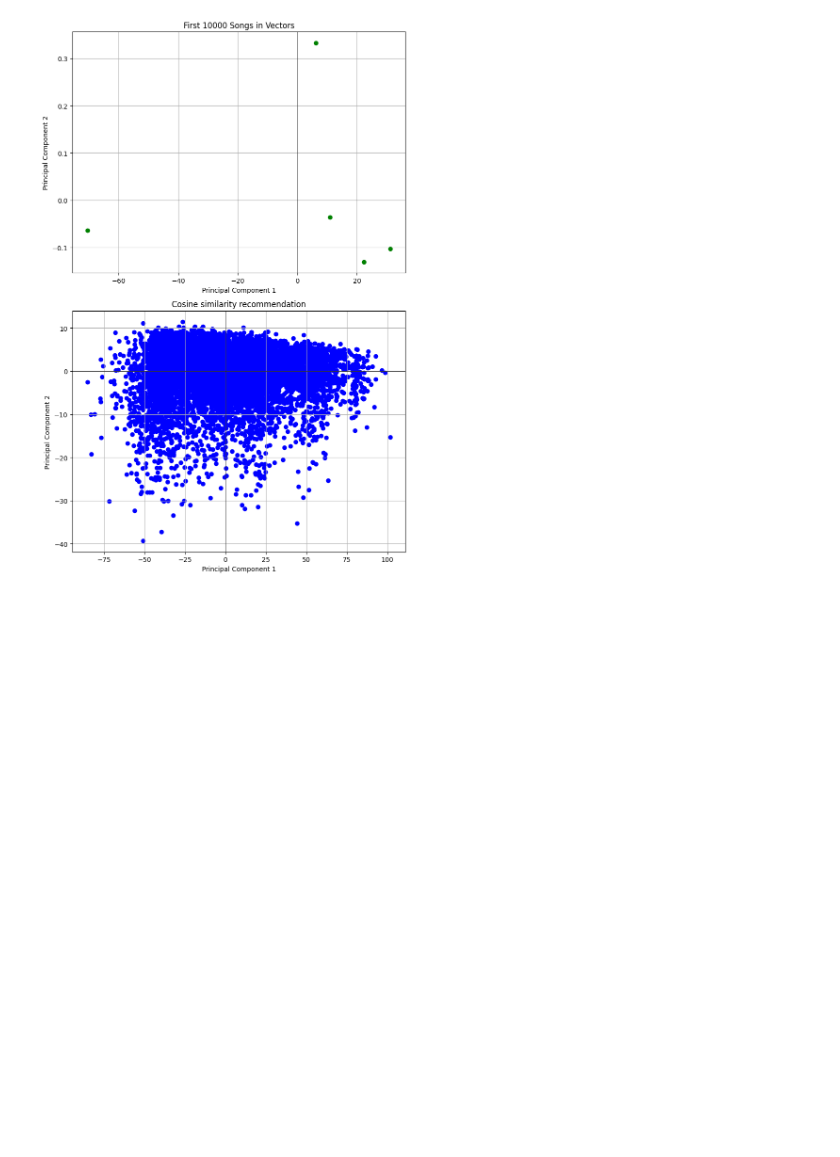
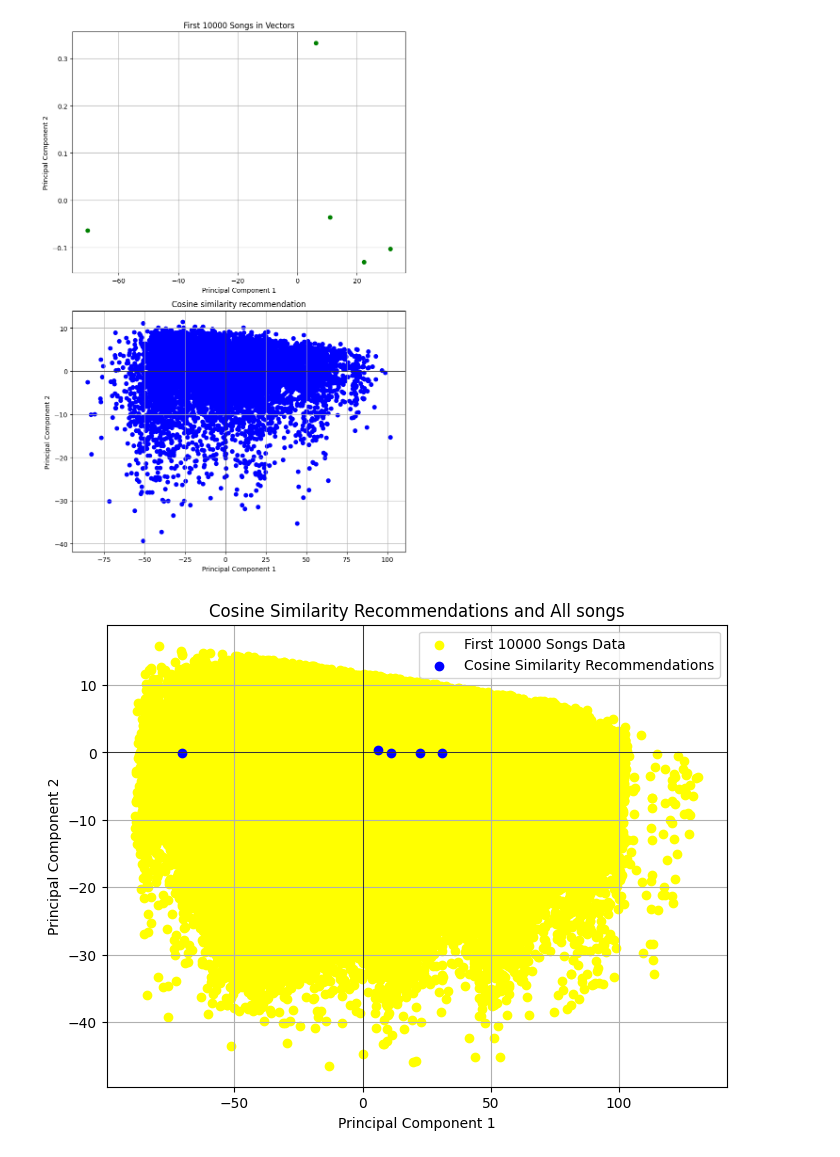
Before and after one commit to potrerord/soundsage, a Jupyter notebook: data_eda.ipynb, the cells around one changed output. Saved outputs shown, nothing was run; the diff lists cells and outputs as text; code cells hidden in the pictures; blank space fills up the shorter version.

```diff
--- a/data_eda.ipynb
+++ b/data_eda.ipynb
@@ -322,6 +321,30 @@ plt.tight_layout()
 plt.show()
 # %% [output]
 [figure]
+# %%
+pca = PCA(n_components=2)
+data_2d = pca.fit_transform(song_vector)
+cosine_recommend_vector = convert_to_vector(cosine_recommend)
+new_data_2d = pca.fit_transform(cosine_recommend_vector)
+fig = plt.figure(figsize=(8, 6))
+
+# Scatter plot for original data
+plt.scatter(data_2d[:, 0], data_2d[:, 1], color='yellow', label="First 10000 Songs Data")
+
+# Scatter plot for new data
+plt.scatter(new_data_2d[:, 0], new_data_2d[:, 1], color='blue', label="Cosine Similarity Recommendations")
+
+# Add grid, legend, and labels
+plt.axhline(0, color='black', linewidth=0.5)
+plt.axvline(0, color='black', linewidth=0.5)
+plt.grid()
+plt.legend()
+plt.title("Cosine Similarity Recommendations and All songs")
+plt.xlabel("Principal Component 1")
+plt.ylabel("Principal Component 2")
+plt.show()
+# %% [output]
+[figure, added]
 # %%
 # Never ran. Not sure how to proceed with this so....
 # Collect feedback from the user for each recommended song
```
Also changed, not shown: parts of 2 cells of this notebook.
